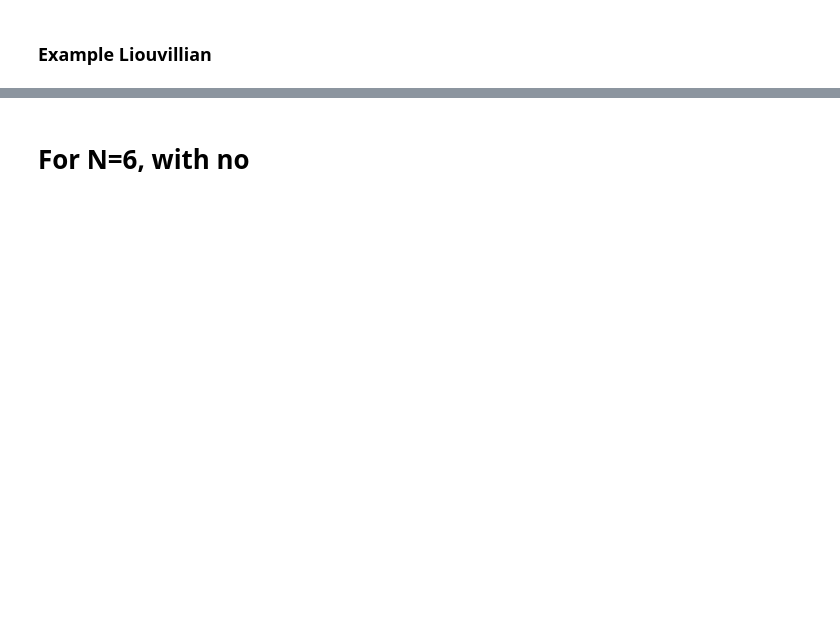
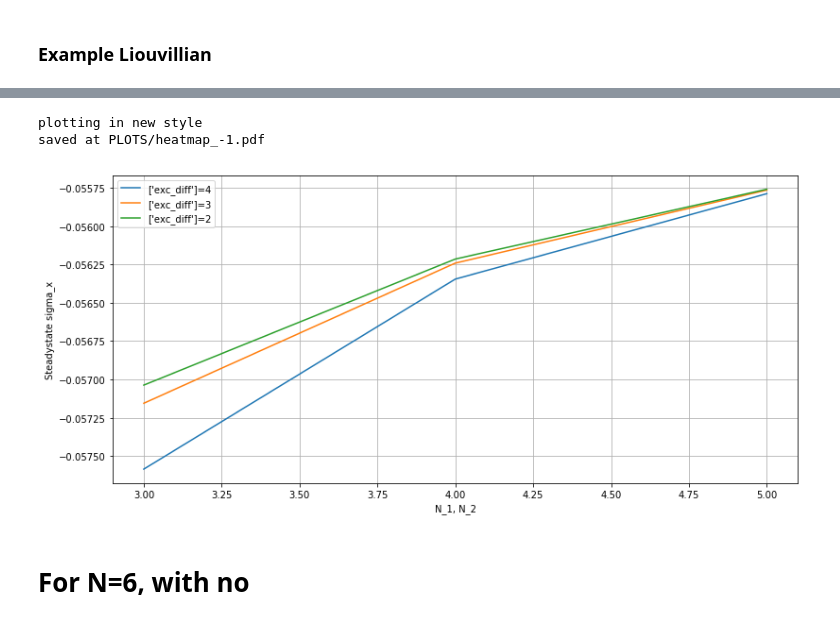
Before and after one commit to HenryMaguire/dimer-code, a Jupyter notebook: convergence_dimer.ipynb, the cells around one changed output, grey strips where cells are left out. Cells and saved outputs as stored; diff of their text form; code cells hidden in the pictures; blank space fills up the shorter version.

```diff
--- a/convergence_dimer.ipynb
+++ b/convergence_dimer.ipynb
@@ -268,3 +383,12 @@ visualise_dense(ssLt)
+# %%
+ss_info_params = [ss_array, info_array, PARAMS]
+
+heatmap_plotter(ss_info_params=ss_info_params, plot_SD=False,
+                print_params=False, observable='sigma_x', reverse_x=False)
+# %% [output]
+plotting in new style
+saved at PLOTS/heatmap_-1.pdf
+[figure, added]
 # %% [markdown]
 # For N=6, with no
 # %%
```
Also changed, not shown: parts of 36 cells of this notebook, 21 other files.
